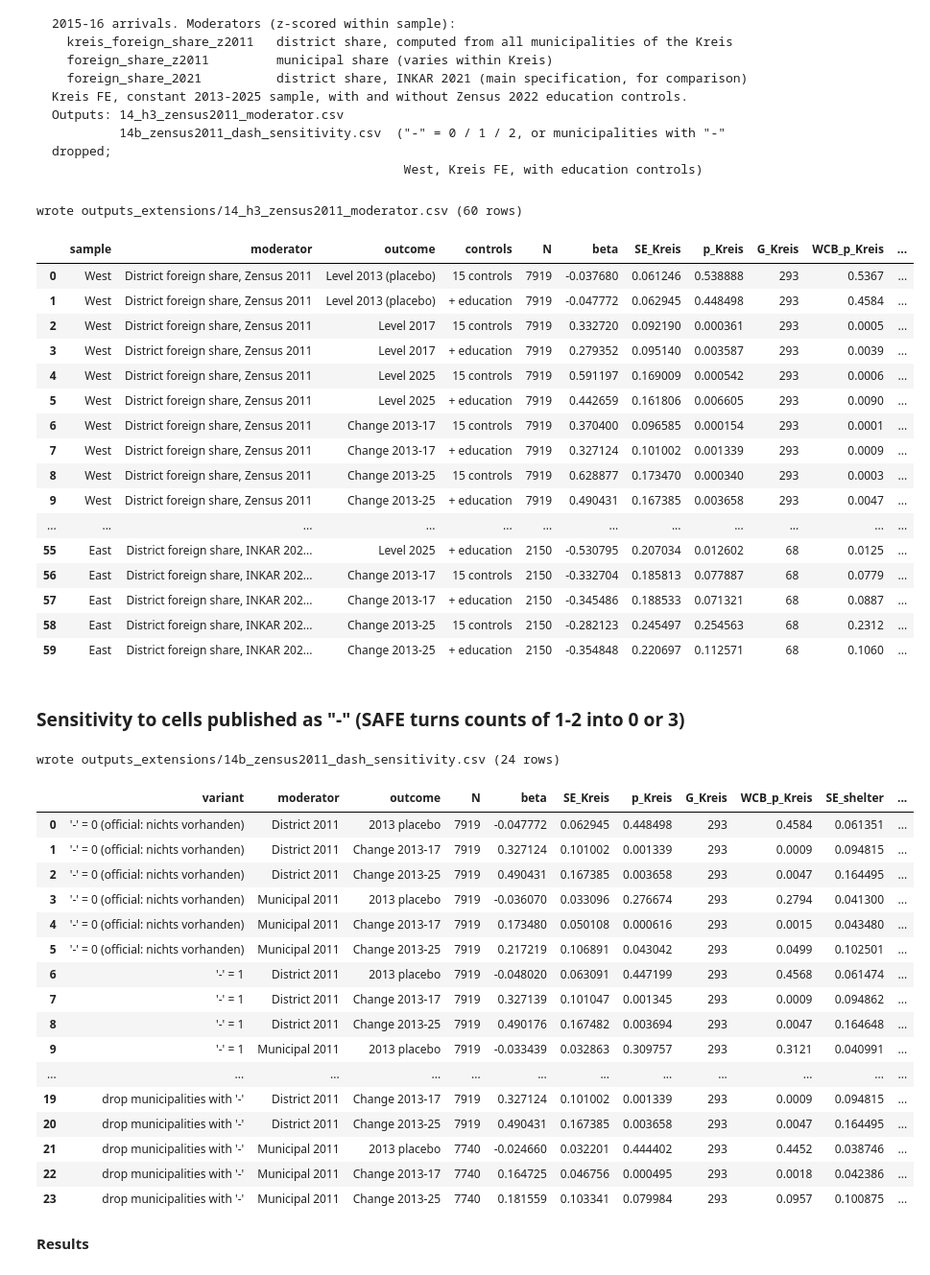
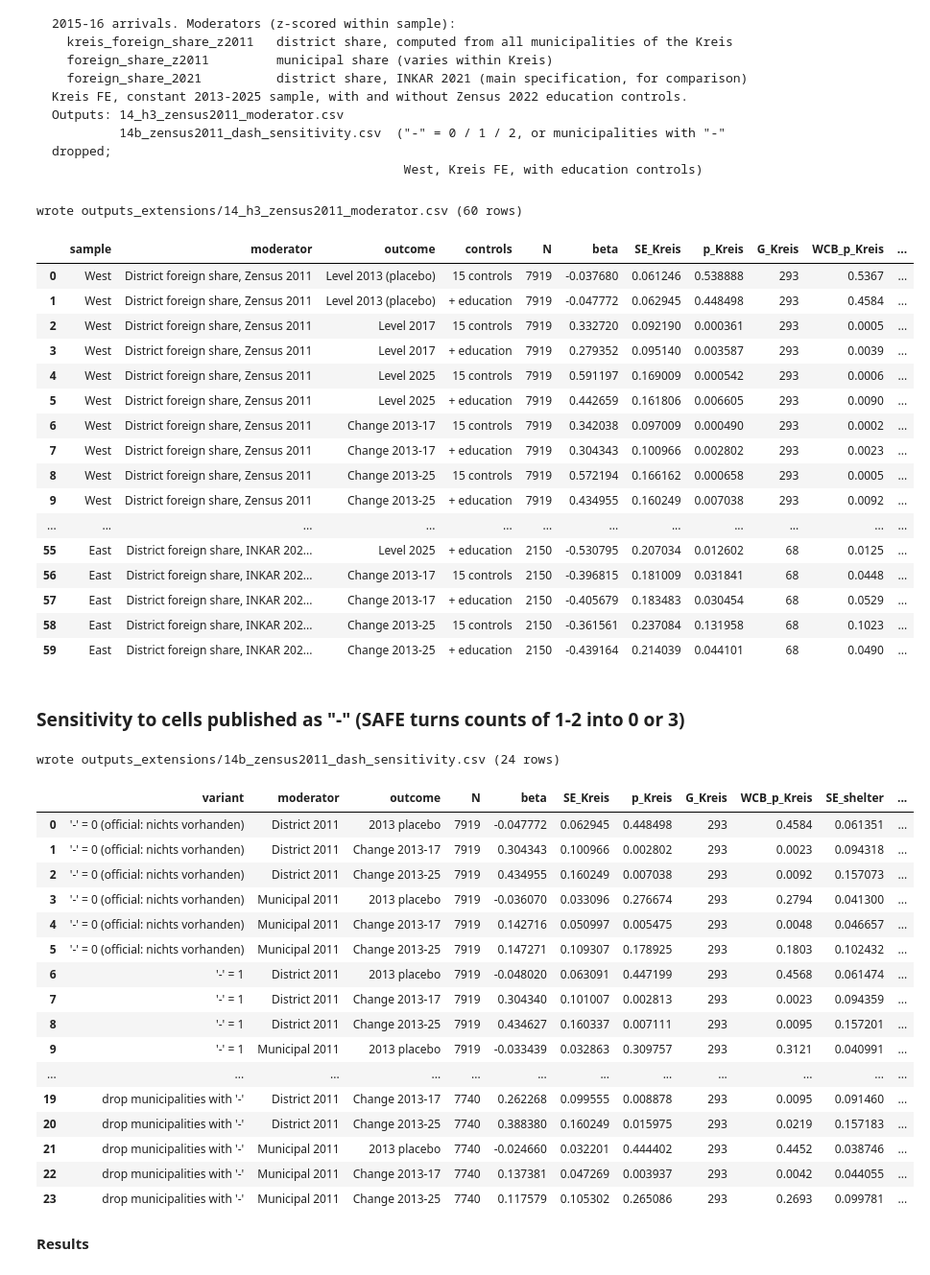
Before and after one commit to nastyacherkashova/refugee-centres-afd-germany, a Jupyter notebook: analysis/extensions_analysis.ipynb, the cells around one changed output. Shown at 96% size. Drawn from its saved outputs; the diff is of its cells as text; code cells hidden in the pictures.

```diff
--- a/analysis/extensions_analysis.ipynb
+++ b/analysis/extensions_analysis.ipynb
@@ -677,7 +701,8 @@ for a, b in [(2013, 2017), (2013, 2021), (2013, 2025)]:
                                     ("East Land FE: ln_distance", E, "ln_distance", LAND_FE, ""),
                                     ("East excl. MV Land FE: ln_distance", EN, "ln_distance", LAND_FE, ""),
                                     ("East Kreis FE: ln_distance", E, "ln_distance", KREIS_FE, "")]:
-        m = fit(f"I(afd{b} - afd{a}) ~ ln_distance{extra} + {fe} + {CTRL}", d)
+        y = f"I(afd{b} - afd{a})"
+        m = fit(f"{y} ~ ln_distance{extra} + {fe} + {ctrl_for(y)}", d)
         rows.append(result_row(m, d, term, change=f"{a}->{b}", spec=lab))
 save(rows, "12_change_from_2013.csv")
 # %% [output]
@@ -835,7 +860,7 @@ SPECS = [
 rows = []
 for lab, sn, d, term, fe, y, extra in SPECS:
     for clab, ctrl in [("15 controls", CTRL), ("+ education/unemployment (Zensus 2022)", CTRL + " + " + EDU)]:
-        m = fit(f"{y} ~ ln_distance{extra} + {fe} + {ctrl}", d)
+        m = fit(f"{y} ~ ln_distance{extra} + {fe} + {ctrl_for(y, ctrl)}", d)
         r = result_row(m, d, term, result=lab, sample=sn, FE="Land FE" if fe == LAND_FE else "Kreis FE", controls=clab)
         r.update(b_abitur=m.params.get("abitur_share_z22"), b_novoc=m.params.get("novoc_share_z22"),
                  b_unemp=m.params.get("unemp_rate_z22"))
@@ -860,7 +885,7 @@ for lab, fen, d, term, fe, y, extra in KEY:
         for samp, dd in samples:
             dd = with_z(dd, "foreign_share_2021") if extra else dd
             v2 = v if samp == "all" else v.replace(" + edu_lvl_kr", "")
-            m = fit(f"{y} ~ ln_distance{extra} + {fe} + {CTRL} + {v2}", dd)
+            m = fit(f"{y} ~ ln_distance{extra} + {fe} + {ctrl_for(y)} + {v2}", dd)
             rows.append(result_row(m, dd, term, result=lab, FE=fen, variant=vl, sample=samp))
 save(rows, "13b_education_robustness.csv")
 # %% [output]
@@ -930,0 +962,22 @@ display(t[['result', 'FE', 'variant', 'sample', 'N', 'beta', 'SE_Kreis', 'p_Krei
+# %%
+B = load_panel(require_years=True, require_edu=True)
+z11 = pd.read_csv(DERIVED / "zensus2011_foreign.csv", dtype={"AGS8": str})
+kd = z11.assign(K=z11.AGS8.str[:5]).groupby("K")[["foreign2011_z11", "pop2011_z11"]].sum()
+B["kreis_foreign_share_z2011"] = B.Kreis_code.str.zfill(5).map(100 * kd.foreign2011_z11 / kd.pop2011_z11)
+W, E, EN = split(B)
+W = with_z(W, "kreis_foreign_share_z2011")
+H3 = " + ln_distance:Z"
+KEY = [("H1 West, change 2013-17", "Land FE", W, "ln_distance", LAND_FE, "I(afd2017-afd2013)", ""),
+       ("H1 West, change 2013-17", "Kreis FE", W, "ln_distance", KREIS_FE, "I(afd2017-afd2013)", ""),
+       ("H3 West (Zensus 2011 district), change 2013-17", "Kreis FE", W, "ln_distance:Z", KREIS_FE, "I(afd2017-afd2013)", H3),
+       ("H3 West (Zensus 2011 district), change 2013-25", "Kreis FE", W, "ln_distance:Z", KREIS_FE, "I(afd2025-afd2013)", H3),
+       ("East, change 2013-17", "Land FE", E, "ln_distance", LAND_FE, "I(afd2017-afd2013)", ""),
+       ("East excl. MV, change 2013-17", "Land FE", EN, "ln_distance", LAND_FE, "I(afd2017-afd2013)", "")]
+NO_TURNOUT = " + ".join(c for c in CONTROLS if c != "turnout_2021_pct")
+rows = []
+for lab, fen, d, term, fe, y, extra in KEY:
+    for tlab, base_ctrl in [("turnout 2013 (main)", ctrl_for(y)), ("turnout 2021", CTRL), ("no turnout", NO_TURNOUT)]:
+        for elab, ctrl in [("15 controls", base_ctrl), ("+ education", base_ctrl + " + " + EDU)]:
+            m = fit(f"{y} ~ ln_distance{extra} + {fe} + {ctrl}", d)
+            rows.append(result_row(m, d, term, result=lab, FE=fen, turnout=tlab, controls=elab))
+save(rows, "15_change_models_turnout_check.csv")
@@ -966,7 +1058,7 @@ for sn, S in [("West", W), ("East", E)]:
         core = "ln_distance * Z" if mod == "foreign_share_z2011" else "ln_distance + ln_distance:Z"
         for y, ylab in OUTS.items():
             for clab, ctrl in [("15 controls", CTRL), ("+ education", CTRL + " + " + EDU)]:
-                m = fit(f"{y} ~ {core} + {KREIS_FE} + {ctrl}", d)
+                m = fit(f"{y} ~ {core} + {KREIS_FE} + {ctrl_for(y, ctrl)}", d)
                 rows.append(result_row(m, d, "ln_distance:Z", sample=sn, moderator=mlab, outcome=ylab, controls=clab))
 save(rows, "14_h3_zensus2011_moderator.csv")
 # %% [output]
@@ -978,58 +1070,59 @@ wrote outputs_extensions/14_h3_zensus2011_moderator.csv (60 rows)
 | 3 | West | District foreign share, Zensus 2011 | Level 2017 | + education | 7919 | 0.279352 | 0.095140 | 0.003587 | 293 | 0.0039 | ... |
 | 4 | West | District foreign share, Zensus 2011 | Level 2025 | 15 controls | 7919 | 0.591197 | 0.169009 | 0.000542 | 293 | 0.0006 | ... |
 | 5 | West | District foreign share, Zensus 2011 | Level 2025 | + education | 7919 | 0.442659 | 0.161806 | 0.006605 | 293 | 0.0090 | ... |
-| 6 | West | District foreign share, Zensus 2011 | Change 2013-17 | 15 controls | 7919 | 0.370400 | 0.096585 | 0.000154 | 293 | 0.0001 | ... |
-| 7 | West | District foreign share, Zensus 2011 | Change 2013-17 | + education | 7919 | 0.327124 | 0.101002 | 0.001339 | 293 | 0.0009 | ... |
-| 8 | West | District foreign share, Zensus 2011 | Change 2013-25 | 15 controls | 7919 | 0.628877 | 0.173470 | 0.000340 | 293 | 0.0003 | ... |
-| 9 | West | District foreign share, Zensus 2011 | Change 2013-25 | + education | 7919 | 0.490431 | 0.167385 | 0.003658 | 293 | 0.0047 | ... |
+| 6 | West | District foreign share, Zensus 2011 | Change 2013-17 | 15 controls | 7919 | 0.342038 | 0.097009 | 0.000490 | 293 | 0.0002 | ... |
+| 7 | West | District foreign share, Zensus 2011 | Change 2013-17 | + education | 7919 | 0.304343 | 0.100966 | 0.002802 | 293 | 0.0023 | ... |
+| 8 | West | District foreign share, Zensus 2011 | Change 2013-25 | 15 controls | 7919 | 0.572194 | 0.166162 | 0.000658 | 293 | 0.0005 | ... |
+| 9 | West | District foreign share, Zensus 2011 | Change 2013-25 | + education | 7919 | 0.434955 | 0.160249 | 0.007038 | 293 | 0.0092 | ... |
 | ... | ... | ... | ... | ... | ... | ... | ... | ... | ... | ... | ... |
 | 55 | East | District foreign share, INKAR 202... | Level 2025 | + education | 2150 | -0.530795 | 0.207034 | 0.012602 | 68 | 0.0125 | ... |
-| 56 | East | District foreign share, INKAR 202... | Change 2013-17 | 15 controls | 2150 | -0.332704 | 0.185813 | 0.077887 | 68 | 0.0779 | ... |
-| 57 | East | District foreign share, INKAR 202... | Change 2013-17 | + education | 2150 | -0.345486 | 0.188533 | 0.071321 | 68 | 0.0887 | ... |
-| 58 | East | District foreign share, INKAR 202... | Change 2013-25 | 15 controls | 2150 | -0.282123 | 0.245497 | 0.254563 | 68 | 0.2312 | ... |
-| 59 | East | District foreign share, INKAR 202... | Change 2013-25 | + education | 2150 | -0.354848 | 0.220697 | 0.112571 | 68 | 0.1060 | ... |
+| 56 | East | District foreign share, INKAR 202... | Change 2013-17 | 15 controls | 2150 | -0.396815 | 0.181009 | 0.031841 | 68 | 0.0448 | ... |
+| 57 | East | District foreign share, INKAR 202... | Change 2013-17 | + education | 2150 | -0.405679 | 0.183483 | 0.030454 | 68 | 0.0529 | ... |
+| 58 | East | District foreign share, INKAR 202... | Change 2013-25 | 15 controls | 2150 | -0.361561 | 0.237084 | 0.131958 | 68 | 0.1023 | ... |
+| 59 | East | District foreign share, INKAR 202... | Change 2013-25 | + education | 2150 | -0.439164 | 0.214039 | 0.044101 | 68 | 0.0490 | ... |
 # %% [markdown]
 ### Sensitivity to cells published as "-" (SAFE turns counts of 1-2 into 0 or 3)
 # %%
 def shares(dash_value, drop=False):
     o = z.set_index("AGS8")
     f = o.foreign2011_z11 + dash_value * o.dash_w_z11
     muni = (100 * f / o.pop2011_z11).where(~(drop & (o.dash_w_z11 > 0)))
     k = pd.DataFrame({"f": f, "p": o.pop2011_z11}).groupby(o.index.str[:5]).sum()
     return pd.DataFrame({"muni": muni, "kreis": o.index.str[:5].map(100 * k.f / k.p)}, index=o.index)
 
 VARIANTS = {"'-' = 0 (official: nichts vorhanden)": (0, False), "'-' = 1": (1, False),
             "'-' = 2 (upper bound under SAFE)": (2, False), "drop municipalities with '-'": (0, True)}
 SENS_OUT = {"afd2013": "2013 placebo", "I(afd2017-afd2013)": "Change 2013-17", "I(afd2025-afd2013)": "Change 2013-25"}
 rows = []
 for vl, (v, dr) in VARIANTS.items():
     d0 = W.drop(columns=["foreign_share_z2011", "kreis_foreign_share_z2011"]).join(shares(v, dr), on="AGS8")
     for mod, core, mlab in [("kreis", "ln_distance + ln_distance:Z", "District 2011"),
                             ("muni", "ln_distance * Z", "Municipal 2011")]:
-        d = with_z(d0.dropna(subset=[mod]), mod)
+        # "drop" removes the municipalities with "-" components from BOTH models (same sample)
+        d = with_z(d0.dropna(subset=["muni", mod] if dr else [mod]), mod)
         for y, ylab in SENS_OUT.items():
-            m = fit(f"{y} ~ {core} + {KREIS_FE} + {CTRL} + {EDU}", d)
+            m = fit(f"{y} ~ {core} + {KREIS_FE} + {ctrl_for(y)} + {EDU}", d)
             rows.append(result_row(m, d, "ln_distance:Z", variant=vl, moderator=mlab, outcome=ylab))
 save(rows, "14b_zensus2011_dash_sensitivity.csv")
 # %% [output]
 wrote outputs_extensions/14b_zensus2011_dash_sensitivity.csv (24 rows)
 |  | variant | moderator | outcome | N | beta | SE_Kreis | p_Kreis | G_Kreis | WCB_p_Kreis | SE_shelter | ... |
 | 0 | '-' = 0 (official: nichts vorhanden) | District 2011 | 2013 placebo | 7919 | -0.047772 | 0.062945 | 0.448498 | 293 | 0.4584 | 0.061351 | ... |
-| 1 | '-' = 0 (official: nichts vorhanden) | District 2011 | Change 2013-17 | 7919 | 0.327124 | 0.101002 | 0.001339 | 293 | 0.0009 | 0.094815 | ... |
-| 2 | '-' = 0 (official: nichts vorhanden) | District 2011 | Change 2013-25 | 7919 | 0.490431 | 0.167385 | 0.003658 | 293 | 0.0047 | 0.164495 | ... |
+| 1 | '-' = 0 (official: nichts vorhanden) | District 2011 | Change 2013-17 | 7919 | 0.304343 | 0.100966 | 0.002802 | 293 | 0.0023 | 0.094318 | ... |
+| 2 | '-' = 0 (official: nichts vorhanden) | District 2011 | Change 2013-25 | 7919 | 0.434955 | 0.160249 | 0.007038 | 293 | 0.0092 | 0.157073 | ... |
 | 3 | '-' = 0 (official: nichts vorhanden) | Municipal 2011 | 2013 placebo | 7919 | -0.036070 | 0.033096 | 0.276674 | 293 | 0.2794 | 0.041300 | ... |
-| 4 | '-' = 0 (official: nichts vorhanden) | Municipal 2011 | Change 2013-17 | 7919 | 0.173480 | 0.050108 | 0.000616 | 293 | 0.0015 | 0.043480 | ... |
-| 5 | '-' = 0 (official: nichts vorhanden) | Municipal 2011 | Change 2013-25 | 7919 | 0.217219 | 0.106891 | 0.043042 | 293 | 0.0499 | 0.102501 | ... |
+| 4 | '-' = 0 (official: nichts vorhanden) | Municipal 2011 | Change 2013-17 | 7919 | 0.142716 | 0.050997 | 0.005475 | 293 | 0.0048 | 0.046657 | ... |
+| 5 | '-' = 0 (official: nichts vorhanden) | Municipal 2011 | Change 2013-25 | 7919 | 0.147271 | 0.109307 | 0.178925 | 293 | 0.1803 | 0.102432 | ... |
 | 6 | '-' = 1 | District 2011 | 2013 placebo | 7919 | -0.048020 | 0.063091 | 0.447199 | 293 | 0.4568 | 0.061474 | ... |
-| 7 | '-' = 1 | District 2011 | Change 2013-17 | 7919 | 0.327139 | 0.101047 | 0.001345 | 293 | 0.0009 | 0.094862 | ... |
-| 8 | '-' = 1 | District 2011 | Change 2013-25 | 7919 | 0.490176 | 0.167482 | 0.003694 | 293 | 0.0047 | 0.164648 | ... |
+| 7 | '-' = 1 | District 2011 | Change 2013-17 | 7919 | 0.304340 | 0.101007 | 0.002813 | 293 | 0.0023 | 0.094359 | ... |
+| 8 | '-' = 1 | District 2011 | Change 2013-25 | 7919 | 0.434627 | 0.160337 | 0.007111 | 293 | 0.0095 | 0.157201 | ... |
 | 9 | '-' = 1 | Municipal 2011 | 2013 placebo | 7919 | -0.033439 | 0.032863 | 0.309757 | 293 | 0.3121 | 0.040991 | ... |
 | ... | ... | ... | ... | ... | ... | ... | ... | ... | ... | ... | ... |
-| 19 | drop municipalities with '-' | District 2011 | Change 2013-17 | 7919 | 0.327124 | 0.101002 | 0.001339 | 293 | 0.0009 | 0.094815 | ... |
-| 20 | drop municipalities with '-' | District 2011 | Change 2013-25 | 7919 | 0.490431 | 0.167385 | 0.003658 | 293 | 0.0047 | 0.164495 | ... |
+| 19 | drop municipalities with '-' | District 2011 | Change 2013-17 | 7740 | 0.262268 | 0.099555 | 0.008878 | 293 | 0.0095 | 0.091460 | ... |
+| 20 | drop municipalities with '-' | District 2011 | Change 2013-25 | 7740 | 0.388380 | 0.160249 | 0.015975 | 293 | 0.0219 | 0.157183 | ... |
 | 21 | drop municipalities with '-' | Municipal 2011 | 2013 placebo | 7740 | -0.024660 | 0.032201 | 0.444402 | 293 | 0.4452 | 0.038746 | ... |
-| 22 | drop municipalities with '-' | Municipal 2011 | Change 2013-17 | 7740 | 0.164725 | 0.046756 | 0.000495 | 293 | 0.0018 | 0.042386 | ... |
-| 23 | drop municipalities with '-' | Municipal 2011 | Change 2013-25 | 7740 | 0.181559 | 0.103341 | 0.079984 | 293 | 0.0957 | 0.100875 | ... |
+| 22 | drop municipalities with '-' | Municipal 2011 | Change 2013-17 | 7740 | 0.137381 | 0.047269 | 0.003937 | 293 | 0.0042 | 0.044055 | ... |
+| 23 | drop municipalities with '-' | Municipal 2011 | Change 2013-25 | 7740 | 0.117579 | 0.105302 | 0.265086 | 293 | 0.2693 | 0.099781 | ... |
 # %% [markdown]
 **Results**
 # %%
```
Also changed, not shown: parts of 15 cells of this notebook, 14 other files.
